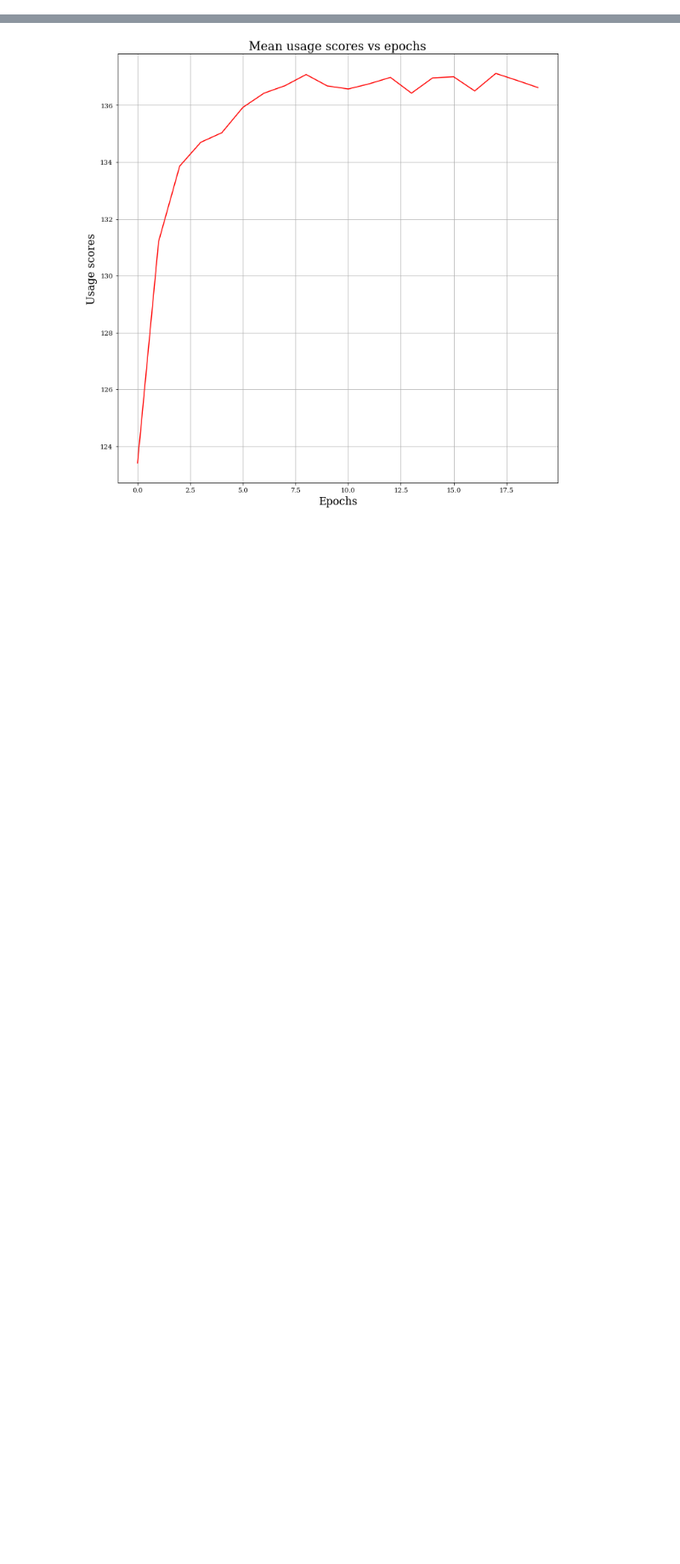
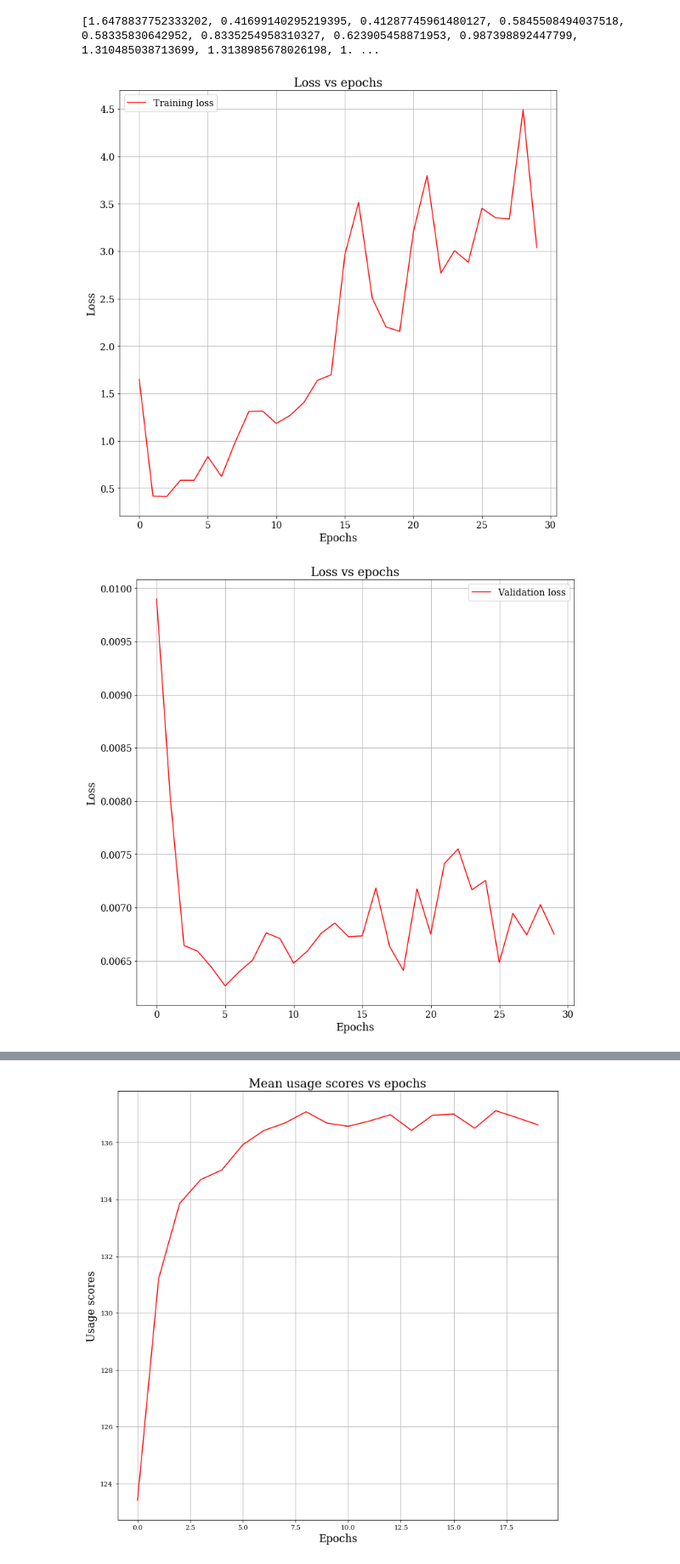
Before and after one commit to anuprulez/similar_galaxy_workflow, a Jupyter notebook: plot_losses_precision.ipynb, the cells around one changed output, grey strips where cells are left out. Shown: that part at 85% size. Saved outputs shown, nothing was run; the diff lists cells and outputs as text; code cells hidden in the pictures; blank space fills up the shorter version.

Commit message:
Add loss, precision plots

```diff
--- a/plot_losses_precision.ipynb
+++ b/plot_losses_precision.ipynb
@@ -69,0 +1,58 @@ plot_hist(test_abs_precision, test_comp_precision, "Precision vs epochs", "Epoch
+# %%
+import numpy as np
+import json
+import warnings
+
+from matplotlib import pyplot as plt
+
+warnings.filterwarnings("ignore")
+
+font = {'family': 'serif', 'size': 14}
+
+plt.rc('font', **font)
+
+size_title = 18
+size_label = 16
+n_pred = 2
+
+tr_loss_path = 'data/deep_network/train_loss.txt'
+val_loss_path = 'data/deep_network/validation_loss.txt'
+precision_path = 'data/deep_network/precision.txt'
+
+def read_file(path):
+    with open(path) as f:
+        data = f.read()
+        data = data.split("\n")
+        data.remove('')
+        data = list(map(float, data))
+        return data
+
+#Training loss
+tr_loss = read_file(tr_loss_path)
+print(tr_loss)
+
+#Test loss
+te_loss = read_file(val_loss_path)
+
+
+def plot_hist(x_val1, title, xlabel, ylabel, leg):
+
+    plt.figure(figsize=(12, 12))
+    x_pos = np.arange(len(x_val1))
+    plt.plot(x_pos, x_val1, 'r')
+    #plt.plot(x_pos, x_val2, 'b')
+    plt.xlabel(xlabel, size=size_label)
+    plt.ylabel(ylabel, size=size_label)
+    plt.title(title, size=size_title)
+    plt.legend(leg)
+    plt.grid(True)
+    plt.show()
+
+plot_hist(tr_loss, "Loss vs epochs", "Epochs", "Loss", ['Training loss'])
+
+plot_hist(te_loss, "Loss vs epochs", "Epochs", "Loss", ['Validation loss'])
+#plot_hist(test_abs_precision, test_comp_precision, "Precision vs epochs", "Epochs", "Precision", ['Absolute precision', 'Compatible precision'])
+# %% [output]
+[1.6478837752333202, 0.41699140295219395, 0.41287745961480127, 0.5845508494037518, 0.58335830642952, 0.8335254958310327, 0.623905458871953, 0.987398892447799, 1.310485038713699, 1.3138985678026198, 1. ...
+[figure, added]
+[figure, added]
```
Also changed, not shown: parts of 2 cells of this notebook.
